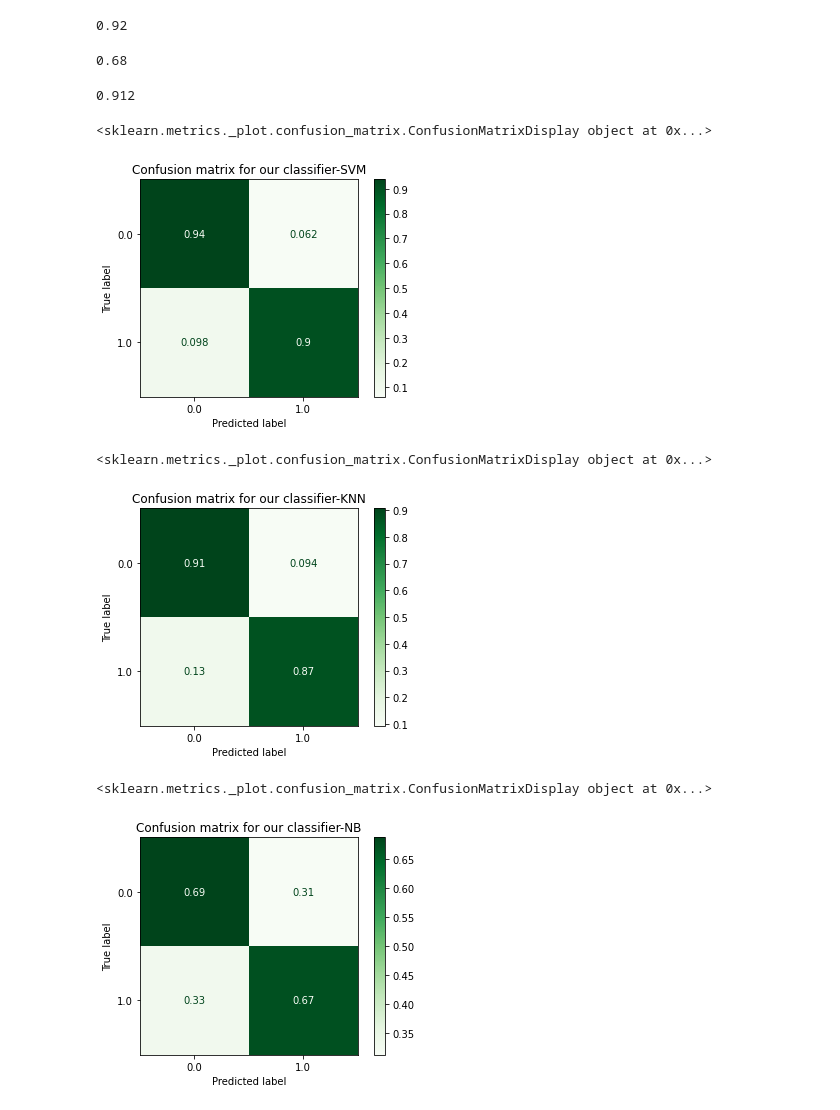
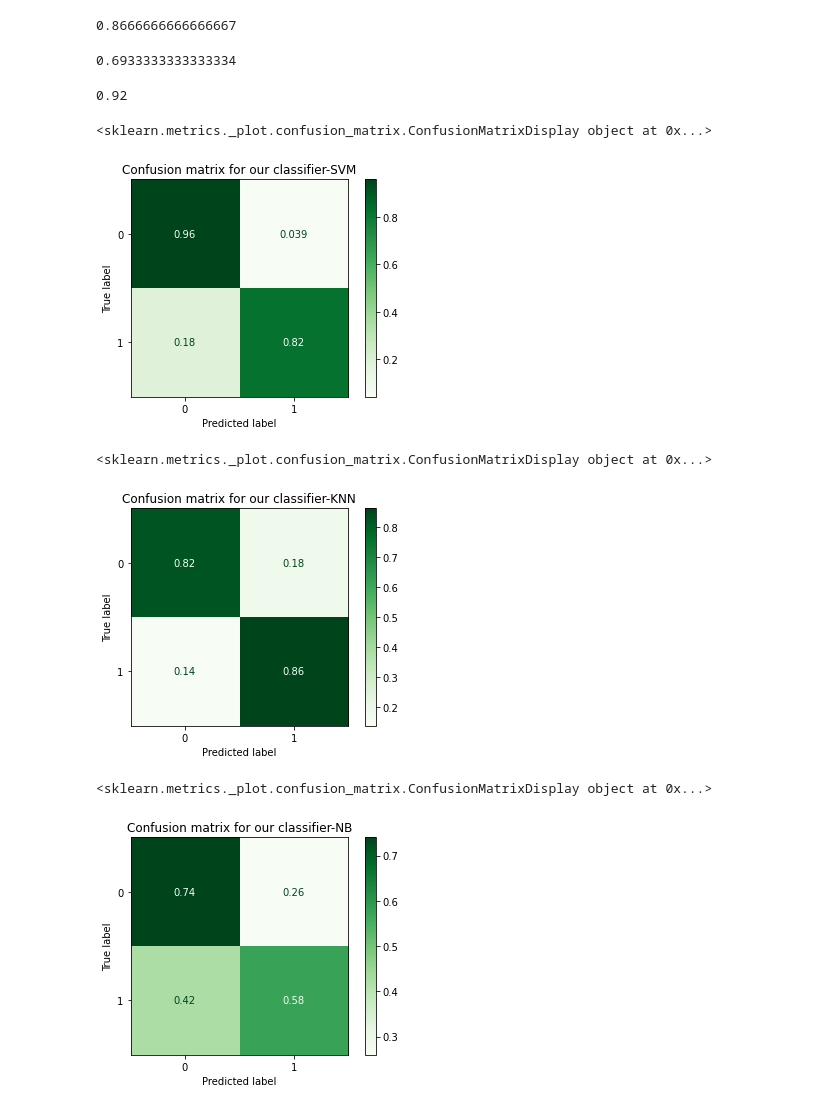
Before and after one commit to NizarMaarouf/Final_Project_Ruppin_Nizar, a Jupyter notebook: Python_Files/IPYNB/00/test.ipynb, the cells around one changed output. Drawn from its saved outputs; the diff is of its cells as text; code cells hidden in the pictures.

Commit message:
From nizar maarouf 12-6-2022

```diff
--- a/Python_Files/IPYNB/00/test.ipynb
+++ b/Python_Files/IPYNB/00/test.ipynb
@@ -28,11 +28,11 @@ from sklearn.metrics import plot_confusion_matrix
 from warnings import filterwarnings
 filterwarnings('ignore')
 # %%
-data = pd.read_csv (r'C:\Users\nizar.maarouf\Desktop\project2021\Arabic_Words.csv').head(376)
+data = pd.read_csv (r'C:\Users\nizar.maarouf\Desktop\Final_Progect_Ruppin\CSV_Files\Data.csv')
 data.drop("Word", inplace = True, axis=1)
 y = data['Outcome'].values
 x = data.drop(["Outcome"], axis = 1)
-x_train, x_validation, y_train, y_test = train_test_split(x, y, test_size = 0.33, random_state = 252)
+x_train, x_validation, y_train, y_test = train_test_split(x, y, test_size = 0.35)
 # %%
 vsm_model = SVC(gamma='auto')
 vsm_model.fit(x_train, y_train)
@@ -40,7 +40,7 @@ y_pred= vsm_model.predict(x_validation)
 vsm_model
 accuracy_score(y_test, y_pred)
 # %% [output]
-0.92
+0.8666666666666667
 # %%
 nb =  MultinomialNB()
 nb_model = nb.fit(x_train, y_train)
@@ -48,9 +48,9 @@ y_pred = nb_model.predict(x_validation)  # predict
 nb_model
 accuracy_score(y_test, y_pred)
 # %% [output]
-0.68
+0.6933333333333334
 # %%
-x_train, x_validation, y_train, y_test = train_test_split(x, y, test_size = 0.33, random_state = 252)
+x_train, x_validation, y_train, y_test = train_test_split(x, y, test_size = 0.35)
 knn = KNeighborsClassifier(algorithm='auto', leaf_size=30, metric='minkowski',
                      metric_params=None, n_jobs=None, n_neighbors=5, p=2,
                      weights='uniform')
@@ -59,11 +59,11 @@ y_pred = knn.predict(x_validation)
 knn_model
 accuracy_score(y_test, y_pred)
 # %% [output]
-0.912
+0.92
 # %%
 y = data['Outcome'].values
 x = data.drop(["Outcome"], axis = 1)
-x_train, x_test, y_train, y_test = train_test_split(x, y, test_size = 0.33, random_state = 252)
+x_train, x_test, y_train, y_test = train_test_split(x, y, test_size = 0.35)
 vsm_model = svm.SVC(gamma="auto")
 vsm_model.fit(x_train, y_train)
 matrix = plot_confusion_matrix(vsm_model, x_test, y_test,cmap=plt.cm.Greens,normalize='true')
@@ -71,11 +71,11 @@ plt.title('Confusion matrix for our classifier-SVM')
 print(matrix)
 # %% [output]
 <sklearn.metrics._plot.confusion_matrix.ConfusionMatrixDisplay object at 0x...>
-[figure, old version]
+[figure, new version]
 # %%
 y = data['Outcome'].values
 x = data.drop(["Outcome"], axis = 1)
-x_train, x_test, y_train, y_test = train_test_split(x, y, test_size = 0.33, random_state = 252)
+x_train, x_test, y_train, y_test = train_test_split(x, y, test_size = 0.35)
 knn_model = KNeighborsClassifier(n_neighbors=8)
 knn_model.fit(x_train, y_train)
 matrix = plot_confusion_matrix(knn_model, x_test, y_test,cmap=plt.cm.Greens,normalize='true')
@@ -83,16 +83,16 @@ plt.title('Confusion matrix for our classifier-KNN')
 print(matrix)
 # %% [output]
 <sklearn.metrics._plot.confusion_matrix.ConfusionMatrixDisplay object at 0x...>
-[figure, old version]
+[figure, new version]
 # %%
 y = data['Outcome'].values
 x = data.drop(["Outcome"], axis = 1)
-x_train, x_test, y_train, y_test = train_test_split(x, y, test_size = 0.33, random_state = 252)
+x_train, x_test, y_train, y_test = train_test_split(x, y, test_size = 0.35)
 nb =  MultinomialNB()
 nb_model.fit(x_train, y_train)
 matrix = plot_confusion_matrix(nb_model, x_test, y_test,cmap=plt.cm.Greens,normalize='true')
 plt.title('Confusion matrix for our classifier-NB')
 print(matrix)
 # %% [output]
 <sklearn.metrics._plot.confusion_matrix.ConfusionMatrixDisplay object at 0x...>
-[figure, old version]
+[figure, new version]
```
Also changed, not shown: 29 other files.
